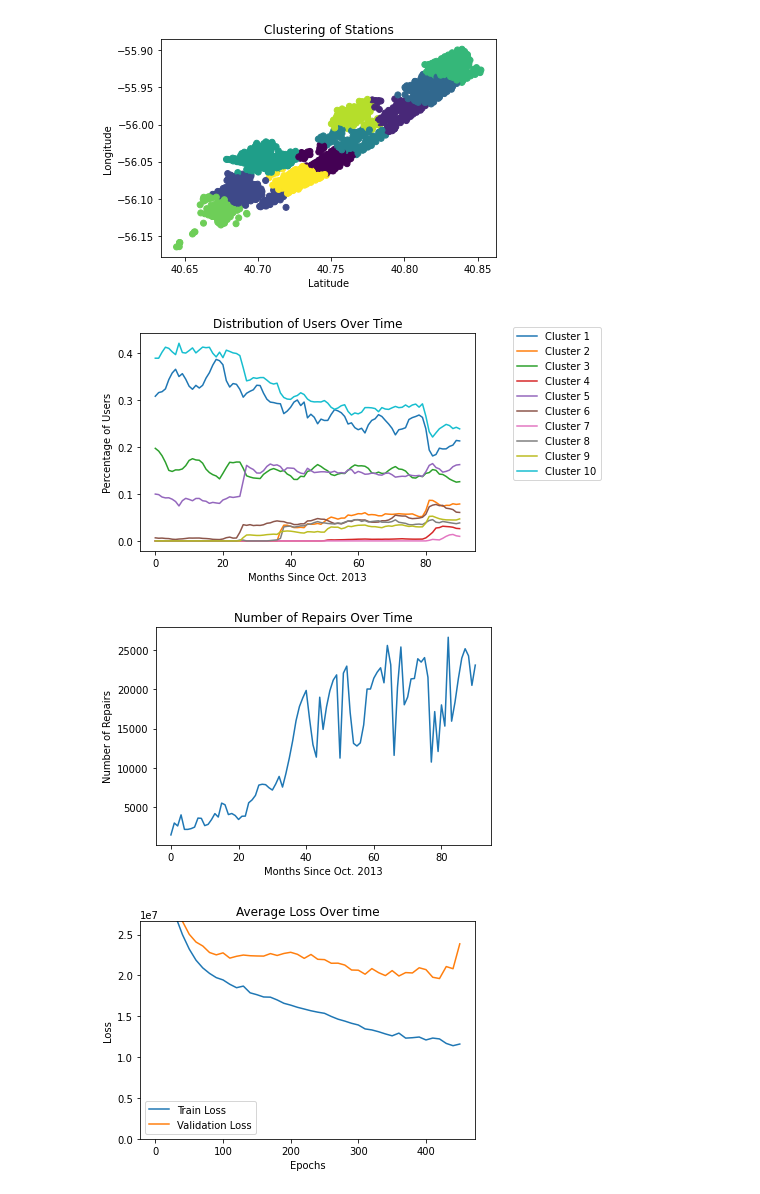
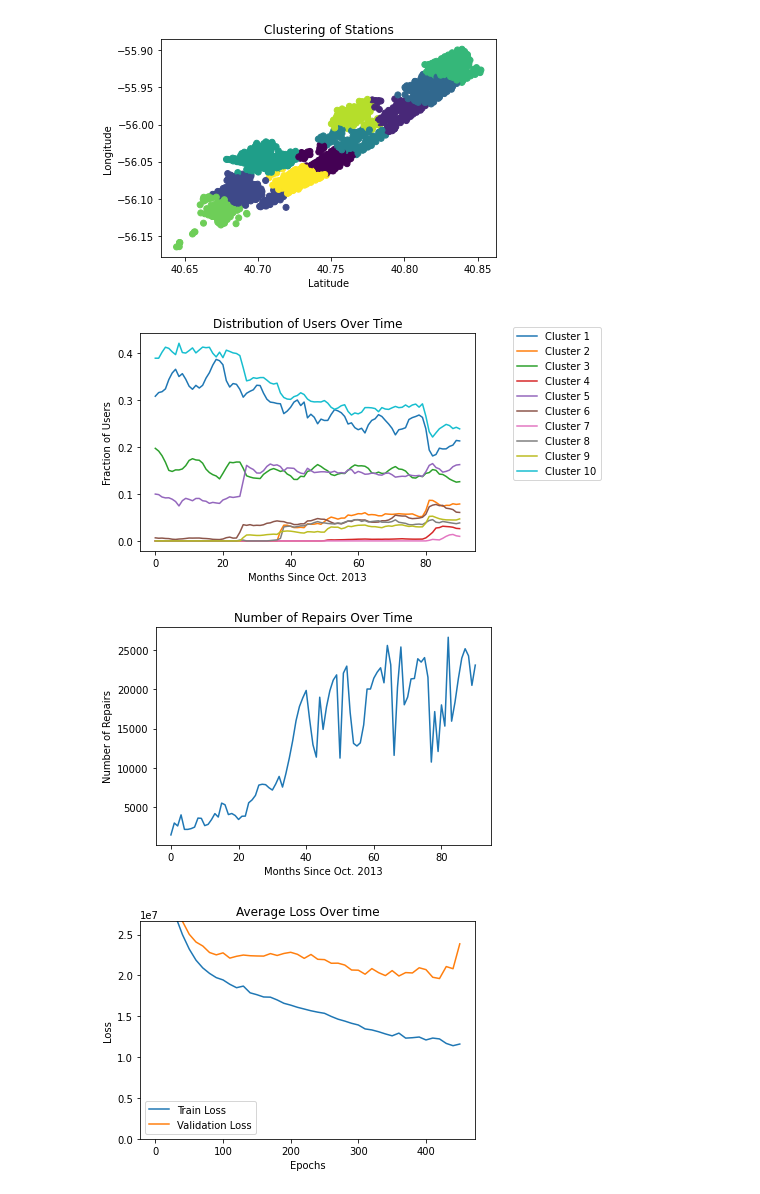
Before and after one commit to RyanW124/A-Deep-Learning-Approach-to-Predict-the-Number-of-Bikes-a-Bike-Sharing-Company-Repairs, a Jupyter notebook: Code/main.ipynb, the cells around one changed output. Saved outputs shown, nothing was run; the diff lists cells and outputs as text; code cells hidden in the pictures.

```diff
--- a/Code/main.ipynb
+++ b/Code/main.ipynb
@@ -46,28 +46,28 @@ else:
 # %%
 x, y, y2 = data
 np_data = np.array(y2)
 
 dates = []
 for i in x:
     dates.append((i[0]-2013)*12+i[1]-6)
 for i in range(10):
     plt.plot(dates, np_data[:, i], label="Cluster "+str(i+1))
 plt.title("Distribution of Users Over Time")
 plt.xlabel("Months Since Oct. 2013")
-plt.ylabel("Percentage of Users")
+plt.ylabel("Fraction of Users")
 plt.legend(bbox_to_anchor=(1.1, 1.05))
 plt.savefig("../Graphs/Task 1.png", bbox_inches='tight')
 plt.show()
 
 np_data = np.array(y)
 plt.plot(dates, np_data[:, 0])
 plt.title("Number of Repairs Over Time")
 plt.xlabel("Months Since Oct. 2013")
 plt.ylabel("Number of Repairs")
 plt.savefig("../Graphs/Task 2.png", bbox_inches='tight')
 plt.show()
 # %% [output]
-[figure, old version]
+[figure, new version]
 [figure]
 # %%
 x, y, y2 = torch.tensor(x).float(), torch.tensor(y).float(), torch.tensor(y2).float()
```
Also changed, not shown: parts of 3 cells of this notebook, 13 other files.
